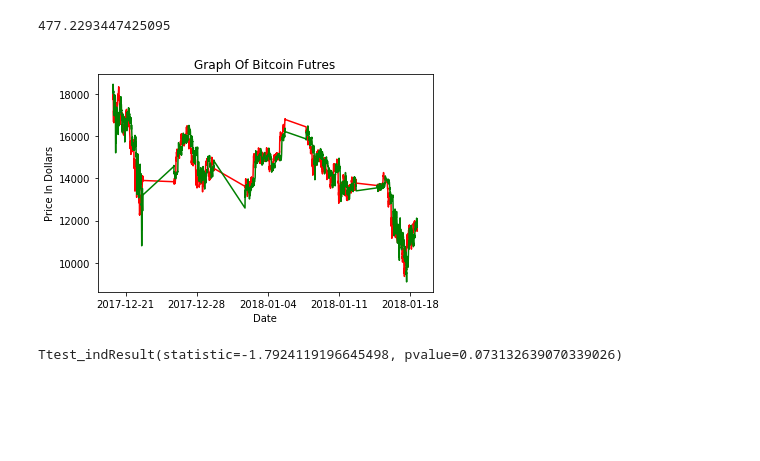
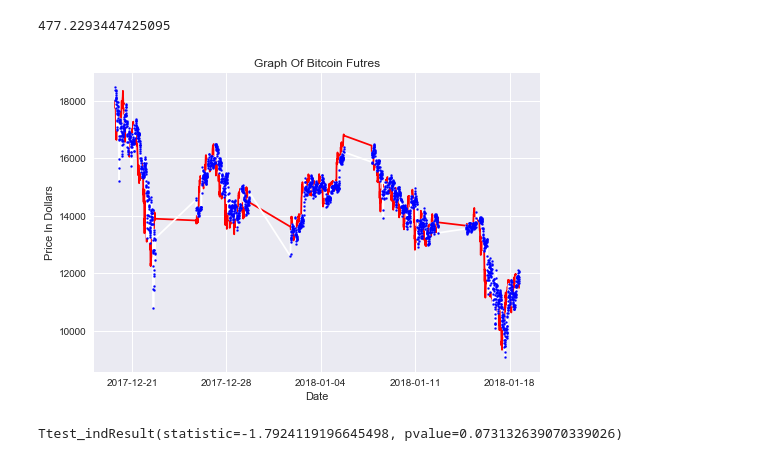
Before and after one commit to sambouiss/BTC-PROJECT, a Jupyter notebook: BTC_Presentation.ipynb, the cells around one changed output. Saved outputs shown, nothing was run; the diff lists cells and outputs as text; code cells hidden in the pictures; blank space fills up the shorter version.

```diff
--- a/BTC_Presentation.ipynb
+++ b/BTC_Presentation.ipynb
@@ -124,9 +143,11 @@ This was medium data
 import matplotlib.pyplot as plt
 
 plt.plot(df1['Close Fut'],color = 'r')
-plt.plot(df1['Theoretical Futures Price'],color = 'g')
+plt.scatter(df1.index,df1['Theoretical Futures Price'],color = 'k',marker='o',s=4,zorder =3)
+plt.plot(df1['Theoretical Futures Price'],color='w')
 plt.xlabel('Date')
 plt.ylabel('Price In Dollars')
 plt.title('Graph Of Bitcoin Futres')
+plt.style.use('seaborn')
 plt.show()
 # %% [output]
@@ -151,9 +176,11 @@ abs(df1['Close Fut']-df1['Theoretical Futures Price']).mean()
 import matplotlib.pyplot as plt
 
 plt.plot(df1['Close Fut'],color = 'r')
-plt.plot(df1['1 Tick Theoretical Futures price'],color = 'c')
+plt.scatter(df1.index,df1['1 Tick Theoretical Futures price'],color = 'b',marker='o',s=4,zorder =3)
+plt.plot(df1['1 Tick Theoretical Futures price'],color='w')
 plt.xlabel('Date')
 plt.ylabel('Price In Dollars')
 plt.title('Graph Of Bitcoin Futres')
+plt.style.use('seaborn')
 plt.show()
 # %% [output]
@@ -176,9 +204,11 @@ abs(df1['Close Fut']-df1['1 Tick Theoretical Futures price']).mean()
 import matplotlib.pyplot as plt
 
 plt.plot(df1['Close Fut'],color = 'r')
-plt.plot(df1['3 Tick Theoretical Futures Price'],color = 'k')
+plt.scatter(df1.index,df1['3 Tick Theoretical Futures Price'],color = 'k',marker='o',s=4,zorder =3)
+plt.plot(df1['3 Tick Theoretical Futures Price'],color = 'w')
 plt.xlabel('Date')
 plt.ylabel('Price In Dollars')
 plt.title('Graph Of Bitcoin Futres')
+plt.style.use('seaborn')
 plt.show()
 # %% [output]
@@ -198,16 +228,18 @@ abs(df1['Close Fut']-df1['3 Tick Theoretical Futures Price']).mean()
 # %%
 #Theoretical future price using exponential smoothing against real futures price for december to january
 
 import matplotlib.pyplot as plt
 
 plt.plot(df1['Close Fut'],color = 'r')
-plt.plot(df1['EXP Theoretical Future price'],color = 'g')
+plt.scatter(df1.index,df1['EXP Theoretical Future price'],color = 'b',marker='o',s=4,zorder =3)
+plt.plot(df1['EXP Theoretical Future price'],color = 'w')
 plt.xlabel('Date')
 plt.ylabel('Price In Dollars')
 plt.title('Graph Of Bitcoin Futres')
+plt.style.use('seaborn')
 plt.show()
 # %% [output]
-[figure, old version]
+[figure, new version]
 # %%
 # T-Test for equality
 
```
Also changed, not shown: parts of 16 cells of this notebook, 1 other file.
